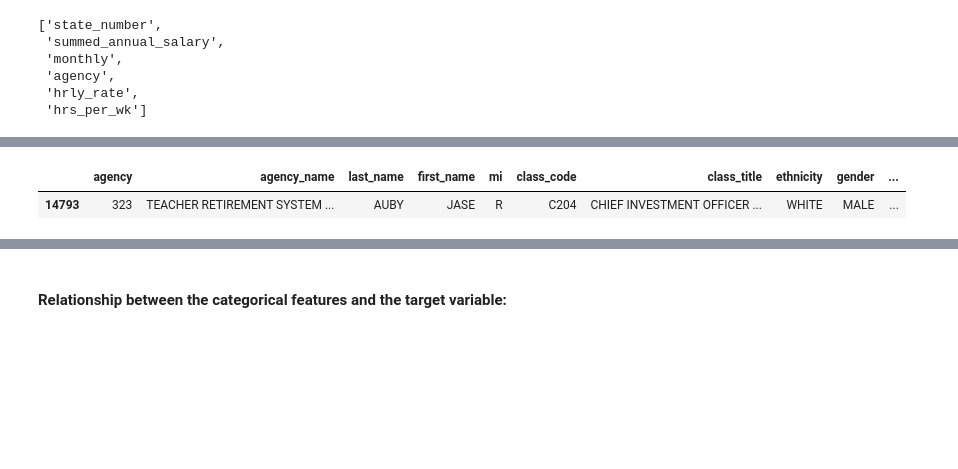
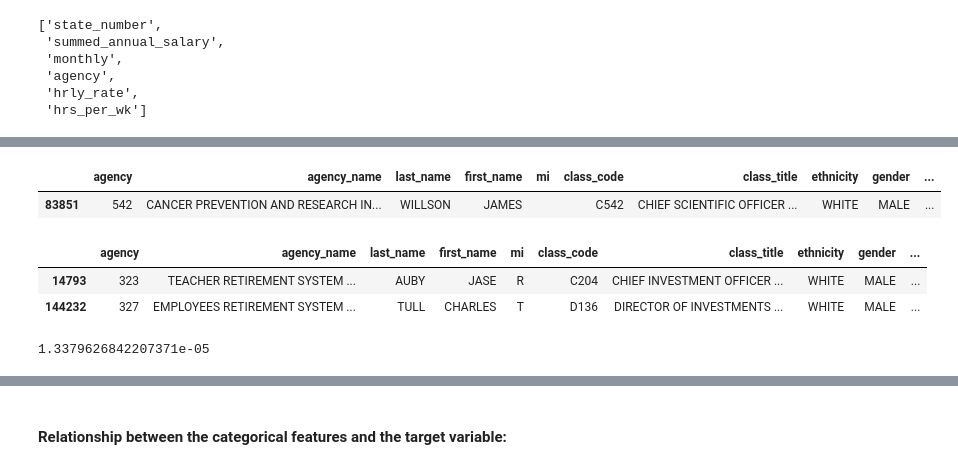
Before and after one commit to shanusaras/Capstone_Projects, a Jupyter notebook: Texas Salary Prediction/Project_02_Texas_salary_prediction.ipynb, the cells around one changed output, grey strips where cells are left out. Saved outputs shown, nothing was run; the diff lists cells and outputs as text; code cells hidden in the pictures; blank space fills up the shorter version.

```diff
--- a/Texas Salary Prediction/Project_02_Texas_salary_prediction.ipynb
+++ b/Texas Salary Prediction/Project_02_Texas_salary_prediction.ipynb
@@ -553,9 +554,20 @@ plt.show()
 # %%
-# no of records with annual_salary greater than 4 lakh dollars
-data.loc[data['annual'] >400000]
+# no of records with annual_salary greater than  5 lakh dollars
+data.loc[data['annual'] >500000]
 # %% [output]
 |  | agency | agency_name | last_name | first_name | mi | class_code | class_title | ethnicity | gender | ... |
-| 14793 | 323 | TEACHER RETIREMENT SYSTEM ... | AUBY | JASE | R | C204 | CHIEF INVESTMENT OFFICER ... | WHITE | MALE | ... |
+| 83851 | 542 | CANCER PREVENTION AND RESEARCH IN... | WILLSON | JAMES |  | C542 | CHIEF SCIENTIFIC OFFICER ... | WHITE | MALE | ... |
+# %%
+# no of records with annual_salary between 4 lakh and 5 lakh dollars
+data.loc[(data['annual']> 400000)&(data['annual'] <500000)]
+# %% [output]
+|  | agency | agency_name | last_name | first_name | mi | class_code | class_title | ethnicity | gender | ... |
+| 14793 | 323 | TEACHER RETIREMENT SYSTEM ... | AUBY | JASE | R | C204 | CHIEF INVESTMENT OFFICER ... | WHITE | MALE | ... |
+| 144232 | 327 | EMPLOYEES RETIREMENT SYSTEM ... | TULL | CHARLES | T | D136 | DIRECTOR OF INVESTMENTS ... | WHITE | MALE | ... |
+# %%
+len(data.loc[(data['annual']> 400000)&(data['annual'] <500000)])/ len(data)
+# %% [output]
+1.3379626842207371e-05
 # %%
 # no of records with annual salary between 3 lakh and 4 lakh dollars
 
```
Also changed, not shown: parts of 16 cells of this notebook.
